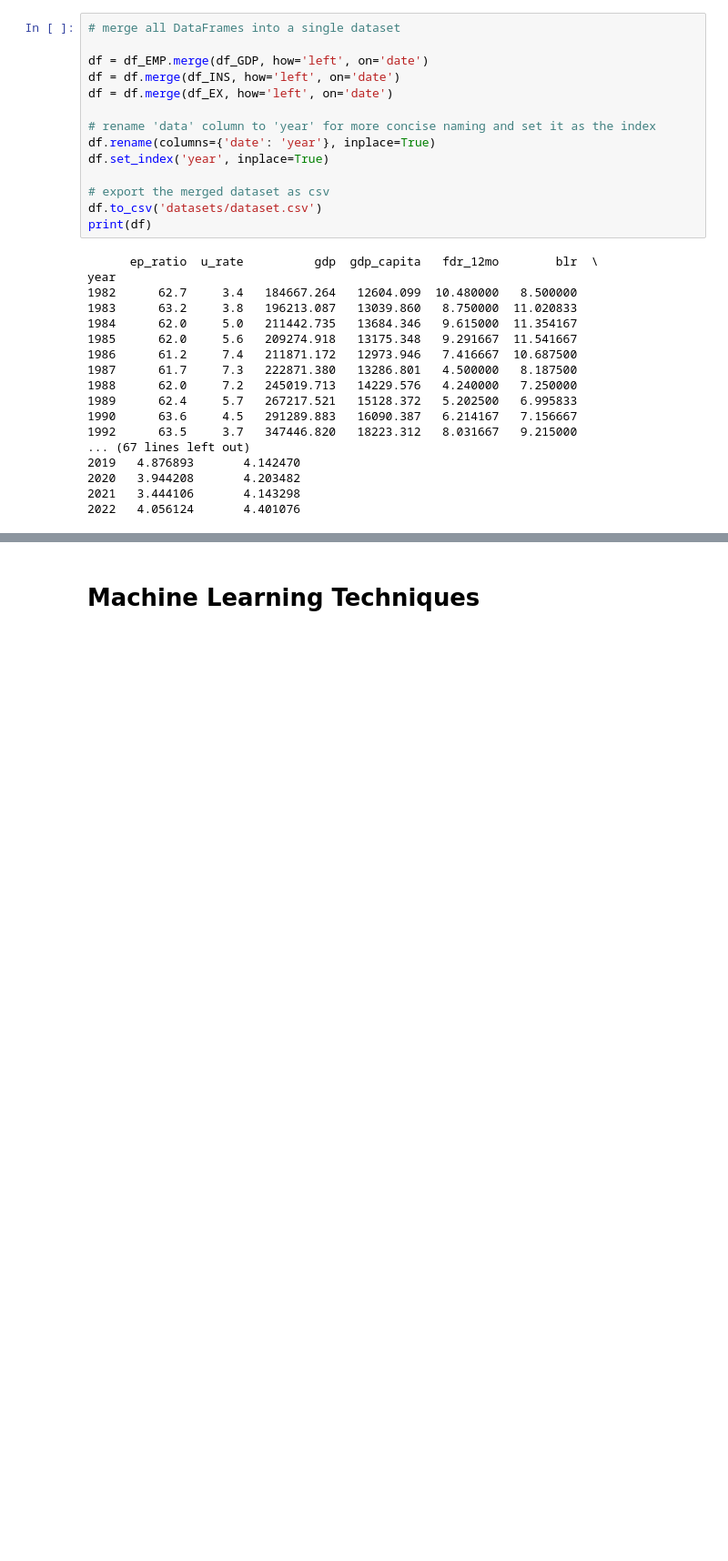
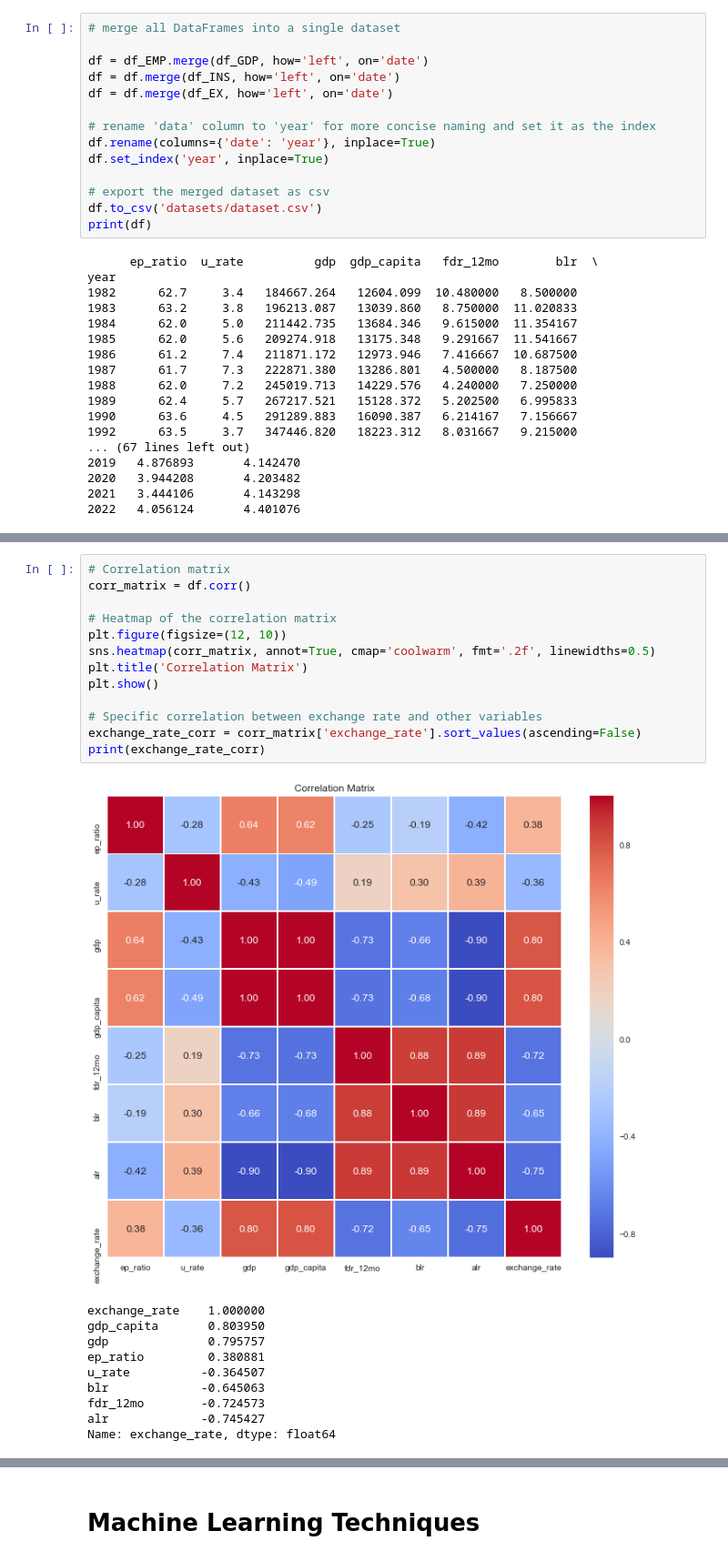
Before and after one commit to KohJJ820/MLIsFun, a Jupyter notebook: 5_Project/5_Project.ipynb, the cells around one changed output, grey strips where cells are left out. Shown: that part at 91% size. Saved outputs shown, nothing was run; the diff lists cells and outputs as text; blank space fills up the shorter version.

```diff
--- a/5_Project/5_Project.ipynb
+++ b/5_Project/5_Project.ipynb
@@ -280,0 +400,24 @@ year
+# %%
+# Correlation matrix
+corr_matrix = df.corr()
+
+# Heatmap of the correlation matrix
+plt.figure(figsize=(12, 10))
+sns.heatmap(corr_matrix, annot=True, cmap='coolwarm', fmt='.2f', linewidths=0.5)
+plt.title('Correlation Matrix')
+plt.show()
+
+# Specific correlation between exchange rate and other variables
+exchange_rate_corr = corr_matrix['exchange_rate'].sort_values(ascending=False)
+print(exchange_rate_corr)
+# %% [output]
+[figure, added]
+exchange_rate    1.000000
+gdp_capita       0.803950
+gdp              0.795757
+ep_ratio         0.380881
+u_rate          -0.364507
+blr             -0.645063
+fdr_12mo        -0.724573
+alr             -0.745427
+Name: exchange_rate, dtype: float64
```
Also changed, not shown: parts of 24 cells of this notebook, 2 other files.
